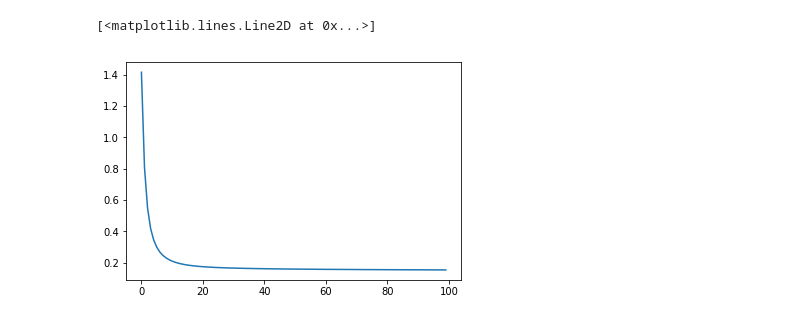
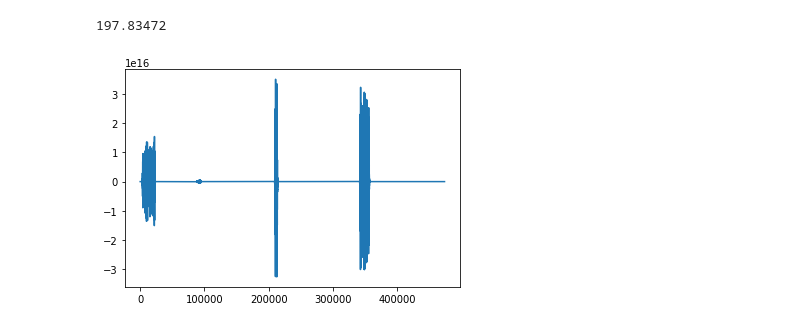
Before and after one commit to Davidanayav/Tesis, a Jupyter notebook: KerasRegression.ipynb, the cells around one changed output. Cells and saved outputs as stored; diff of their text form; code cells hidden in the pictures.

```diff
--- a/KerasRegression.ipynb
+++ b/KerasRegression.ipynb
@@ -56,14 +78,14 @@ print(X_norm.min(), X_norm.max())
 # %%
-X_norm = X-X.mean(0)
-X_norm = X_norm/X_norm.std(0)
-X_norm = X_norm - X_norm.min()
+# X_norm = X-X.mean(0)
+# X_norm = X_norm/X_norm.std(0)
+# X_norm = X_norm - X_norm.min()
 
 plt.figure(figsize=(14,6))
 plt.subplot(1,2,1)
 plt.imshow(X_norm,aspect='auto')
 plt.colorbar()
 plt.subplot(1,2,2)
-plt.imshow(y,aspect='auto')
+plt.imshow(y_norm,aspect='auto')
 plt.colorbar()
 # %% [output]
 <matplotlib.colorbar.Colorbar at 0x...>
@@ -71,17 +93,28 @@ plt.colorbar()
 # %%
-n_hidden = 2000
+layers = [128,512,1024]
+layers = [64,128,512]
 
-kinit = keras.initializers.RandomNormal(mean=0.0, stddev=0.1, seed=None)
+kinit = keras.initializers.VarianceScaling(scale=2.0)
+kinit = keras.initializers.RandomUniform()
+binit = keras.initializers.VarianceScaling(scale=2.0)
+# binit = 'normal'
 
 model = Sequential()
-model.add(Dense(n_hidden, input_dim=X.shape[1], kernel_initializer=kinit),)
+model.add(Dense(layers[0], input_dim=X.shape[1], kernel_initializer=kinit,bias_initializer=binit))
 model.add(Activation('relu'))
-model.add(Dense(F.shape[1], input_dim=n_hidden, kernel_initializer=kinit),)
+model.add(Dense(layers[1], input_dim=X.shape[1], kernel_initializer=kinit,bias_initializer=binit))
 model.add(Activation('relu'))
+model.add(Dense(layers[2], kernel_initializer=kinit,bias_initializer=binit))
+model.add(Activation('relu'))
+model.add(Dense(y.shape[1], kernel_initializer=kinit,bias_initializer=binit))
+model.add(Activation('linear'))
 
-sgd = SGD(lr=0.05, clipnorm=2.)
+optimizer = SGD(lr=0.05)
+optimizer = Adam(lr = 0.001)
 
-model.compile(loss='mean_squared_error', optimizer=sgd)
+model.compile(loss='mean_squared_error', optimizer=optimizer)
 
-history = model.fit(X_norm,y, batch_size=4, epochs=100, verbose=1)
+history = model.fit(X_norm,y_norm, batch_size=8, epochs=500, verbose=0)
+plt.plot(history.history['loss'])
+print(history.history['loss'][-4:])
 # %% [output]
@@ -104,0 +148,7 @@ Epoch 83/100
+# %%
+y_pred  = model.predict(X)
+y_pred = (y_pred + y_min)*y_std+y_mean
+
+phase = np.random.randn(y_pred.shape[1])
+S = (10**(y_pred/10.0))*np.exp(1j*phase)
+out = librosa.istft(S.T,hop_length=hop_length,win_length=win_length)
@@ -105,5 +159,8 @@ Epoch 83/100
+# %%
+y_pred.max()
+# %% [output]
+197.83472
 # %%
-plt.plot(history.history['loss'])
+plt.plot(out);
 # %% [output]
-[<matplotlib.lines.Line2D at 0x...>]
-[figure, old version]
+[figure, new version]
```
Also changed, not shown: parts of 12 cells of this notebook.
